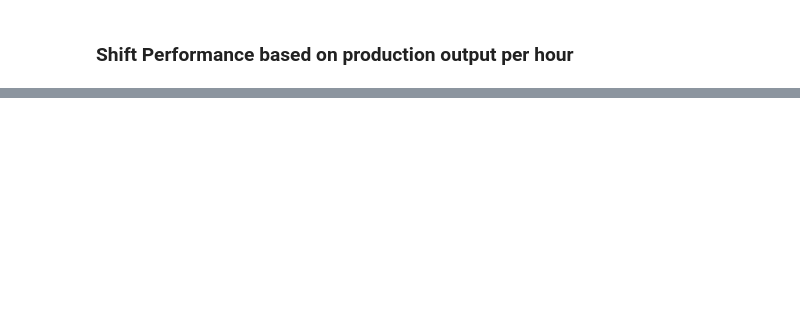
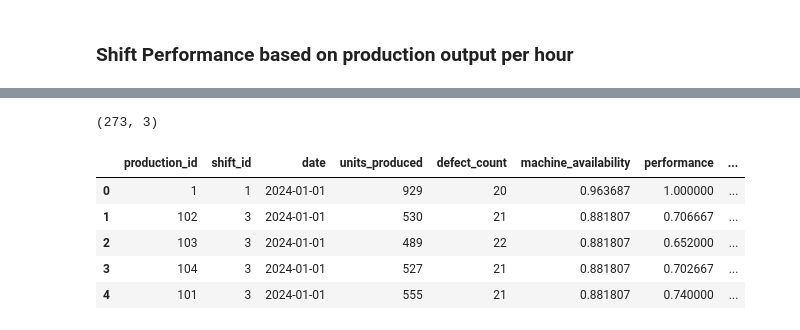
Before and after one commit to Bamidelejulius12/NordexShiftOptimizationSystem, a Jupyter notebook: notebooks/EDA.ipynb, the cells around one changed output, grey strips where cells are left out. Cells and saved outputs as stored; diff of their text form; code cells hidden in the pictures; blank space fills up the shorter version.

```diff
--- a/notebooks/EDA.ipynb
+++ b/notebooks/EDA.ipynb
@@ -472,2 +471,11 @@ TypeError: subplot() takes 1 or 3 positional arguments but 2 were given
 # %% [markdown]
 ### Shift Performance based on production output per hour
+# %%
+Shift_Data["total_operation_hours"] = Shift_Data["runtime_hours"] + (Shift_Data["downtime_minutes"] / 60)
+
+output_per_hour = (
+    Shift_Data.groupby("shift_name")
+    .apply(lambda x:x["units_produced"].sum() / x["total_operation_hours"].sum())
+    .rename("output_per_hour")
+)
+output_per_hour
@@ -473,0 +770,17 @@ TypeError: subplot() takes 1 or 3 positional arguments but 2 were given
+# %%
+import os
+
+PLANNED = globals().get('PLANNED_H', 7.5)
+THEO = globals().get('THEO_RATE', 100.0)
+
+### computer per machine availabilty
+machine['available_machine'] = 1 - machine['downtime_minutes']/(PLANNED * 60)
+machine['available_machine'] = machine["available_machine"].clip(0, 1)
+
+
+available_machine_agg = (
+    machine.groupby(['date', 'shift_id'])['available_machine']
+    .mean()
+    .reset_index()
+    .rename(columns={'available_machine': 'machine_availability'})
+)
@@ -473,0 +796,4 @@ TypeError: subplot() takes 1 or 3 positional arguments but 2 were given
+# %%
+available_machine_agg.shape
+# %% [output]
+(273, 3)
@@ -473,0 +817,9 @@ TypeError: subplot() takes 1 or 3 positional arguments but 2 were given
+# %%
+merged_production_data.head()
+# %% [output]
+|  | production_id | shift_id | date | units_produced | defect_count | machine_availability | performance | ... |
+| 0 | 1 | 1 | 2024-01-01 | 929 | 20 | 0.963687 | 1.000000 | ... |
+| 1 | 102 | 3 | 2024-01-01 | 530 | 21 | 0.881807 | 0.706667 | ... |
+| 2 | 103 | 3 | 2024-01-01 | 489 | 22 | 0.881807 | 0.652000 | ... |
+| 3 | 104 | 3 | 2024-01-01 | 527 | 21 | 0.881807 | 0.702667 | ... |
+| 4 | 101 | 3 | 2024-01-01 | 555 | 21 | 0.881807 | 0.740000 | ... |
```
Also changed, not shown: parts of 41 cells of this notebook, 10 other files.
